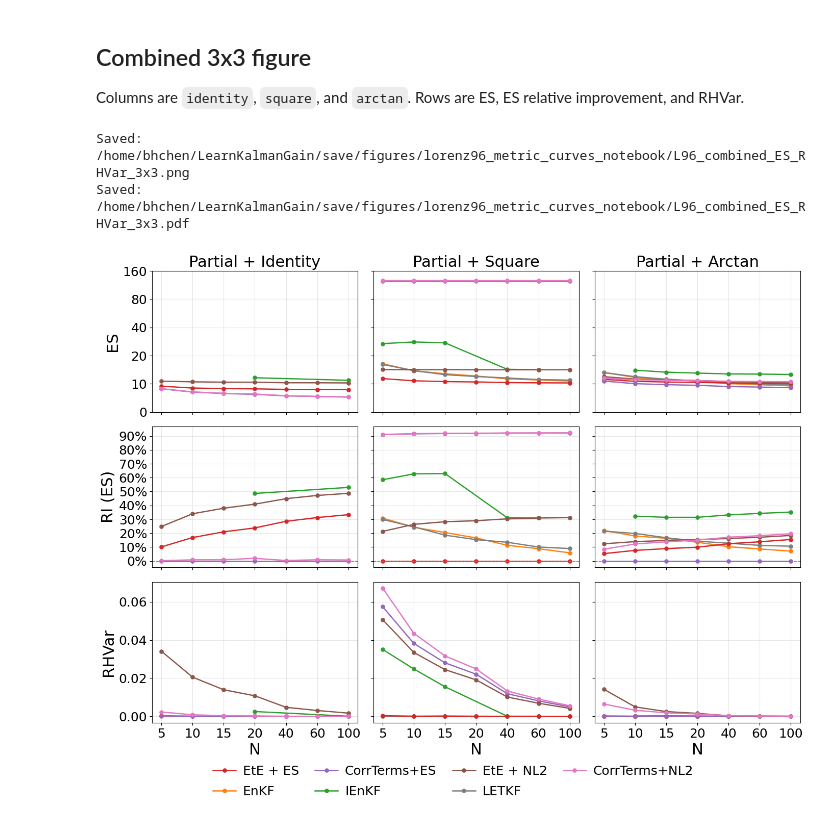
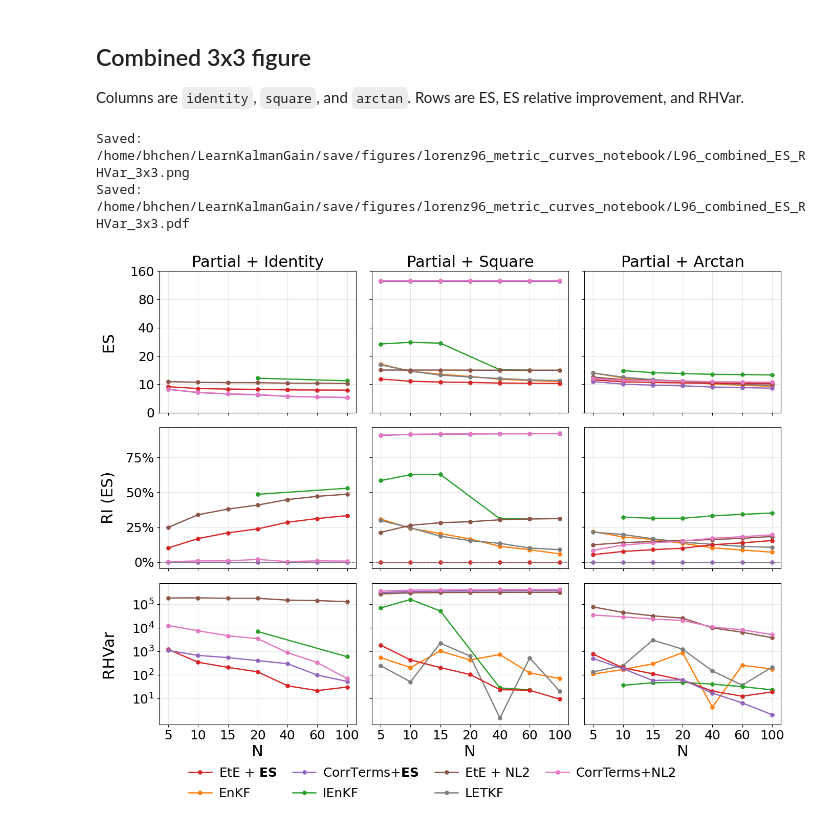
Before and after one commit to wispcarey/Proper-Scoring-Ensemble-Filter, a Jupyter notebook: test_notebooks/L96_metric_curves.ipynb, the cells around one changed output. Drawn from its saved outputs; the diff is of its cells as text; code cells hidden in the pictures.

```diff
--- a/test_notebooks/L96_metric_curves.ipynb
+++ b/test_notebooks/L96_metric_curves.ipynb
@@ -425,12 +453,28 @@ def _compute_relative_improvement(series, baseline_series):
     return out
 
 
+RHVAR_YTICKS = [10.0 ** p for p in range(1, 6)]
+
+
+def is_rhvar_metric(metric_name):
+    return str(metric_name).upper() == 'RHVAR'
+
+
+def apply_rhvar_yaxis(ax):
+    from matplotlib.ticker import FixedLocator, LogFormatterMathtext
+    ax.set_yscale('log')
+    ax.yaxis.set_major_locator(FixedLocator(RHVAR_YTICKS))
+    ax.yaxis.set_major_formatter(LogFormatterMathtext(base=10))
+
+
 def _format_metric_axis(ax, ylabel):
     ax.set_xlabel('N', fontsize=AXIS_LABEL_FONTSIZE)
     ax.set_ylabel(ylabel, fontsize=AXIS_LABEL_FONTSIZE)
     apply_metric_xaxis_ticks(ax, METRIC_FIG_WIDTH)
+    if is_rhvar_metric(ylabel):
+        apply_rhvar_yaxis(ax)
     ax.tick_params(axis='both', labelsize=TICK_FONTSIZE)
-    ax.grid(alpha=0.3)
+    ax.grid(alpha=0.3, which='both' if is_rhvar_metric(ylabel) else 'major')
 
 
 def plot_metric_vs_N(metric_name, metric_keys, obs_fn=None, save=True, show_relative=False):
@@ -489,7 +533,7 @@ def plot_metric_vs_N(metric_name, metric_keys, obs_fn=None, save=True, show_rela
         ax_rel.set_title(f'{obs_fn}: {BASELINE_METHOD_LABEL}', fontsize=AXIS_LABEL_FONTSIZE)
 
     handles, labels = ax_metric.get_legend_handles_labels()
-    fig.legend(handles, labels, loc='center left', bbox_to_anchor=(1.0, 0.5), frameon=False, fontsize=14)
+    fig.legend(handles, [format_es_legend_label(label) for label in labels], loc='center left', bbox_to_anchor=(1.0, 0.5), frameon=False, fontsize=14)
     fig.tight_layout(rect=[0, 0, 0.84, 1])
 
     if save:
@@ -539,6 +583,8 @@ COMBINED_PANEL_HEIGHT = 3.6
 COMBINED_LINEWIDTH = 1.8
 COMBINED_MARKERSIZE = 5.2
 COMBINED_LEGEND_FONTSIZE = 18
+COMBINED_LEFT_YLABEL_X = -0.22
+COMBINED_RI_YTICK_INTERVAL = 25
 
 # Keep the Lorenz63 color assignment for shared methods; LETKF gets the next color.
 COMBINED_L63_COLOR_ORDER = [
@@ -748,46 +794,50 @@ def plot_l96_metric_3x3(out_stem='L96_combined_ES_RHVar_3x3'):
         axes[0, col].set_title(COMBINED_OBS_FN_TITLES.get(obs_fn, obs_fn), fontsize=AXIS_LABEL_FONTSIZE)
         axes[1, col].axhline(0, color='0.5', linewidth=1.0, linestyle='--')
         _apply_equal_spaced_es_axis(axes[0, col])
-        axes[1, col].yaxis.set_major_locator(MultipleLocator(10))
+        axes[1, col].yaxis.set_major_locator(MultipleLocator(COMBINED_RI_YTICK_INTERVAL))
         axes[1, col].yaxis.set_major_formatter(PercentFormatter(xmax=100.0, decimals=0))
         for row in range(3):
             apply_metric_xaxis_ticks(axes[row, col], COMBINED_PANEL_WIDTH)
+            if row == 2:
+                apply_rhvar_yaxis(axes[row, col])
             axes[row, col].tick_params(axis='both', labelsize=TICK_FONTSIZE)
-            axes[row, col].grid(alpha=0.3)
+            axes[row, col].grid(alpha=0.3, which='both' if row == 2 else 'major')
         axes[2, col].set_xlabel('N', fontsize=AXIS_LABEL_FONTSIZE)
 
     axes[0, 0].set_ylabel('ES', fontsize=AXIS_LABEL_FONTSIZE)
     axes[1, 0].set_ylabel('RI (ES)', fontsize=AXIS_LABEL_FONTSIZE)
     axes[2, 0].set_ylabel('RHVar', fontsize=AXIS_LABEL_FONTSIZE)
+    for row in range(3):
+        axes[row, 0].yaxis.set_label_coords(COMBINED_LEFT_YLABEL_X, 0.5)
 
     legend_labels, legend_ncol = _legend_labels_two_rows(legend_handles.keys())
     legend_handles_ordered = [legend_handles[label] for label in legend_labels]
     fig.legend(
         legend_handles_ordered,
-        legend_labels,
+        [format_es_legend_label(label) for label in legend_labels],
         loc='lower center',
         bbox_to_anchor=(0.5, -0.02),
         ncol=legend_ncol,
         frameon=False,
         fontsize=COMBINED_LEGEND_FONTSIZE,
         handlelength=1.8,
         handletextpad=0.55,
         columnspacing=1.25,
         labelspacing=0.65,
     )
-    fig.tight_layout(rect=[0, 0.06, 1, 1], h_pad=1.0, w_pad=1.2)
+    fig.tight_layout(rect=[0.04, 0.06, 1, 1], h_pad=1.0, w_pad=1.2)
 
     out = FIG_SAVE_DIR / f'{out_stem}.png'
     save_figure_png_pdf(fig, out, dpi=180, bbox_inches='tight')
     plt.show()
     return fig
 
 
 fig = plot_l96_metric_3x3()
 plt.close(fig)
 # %% [output]
 Saved: /home/bhchen/LearnKalmanGain/save/figures/lorenz96_metric_curves_notebook/L96_combined_ES_RHVar_3x3.png
 Saved: /home/bhchen/LearnKalmanGain/save/figures/lorenz96_metric_curves_notebook/L96_combined_ES_RHVar_3x3.pdf
-[figure, old version]
+[figure, new version]
 # %%
 # =========================
```
Also changed, not shown: parts of 2 cells of this notebook, 7 other files.
